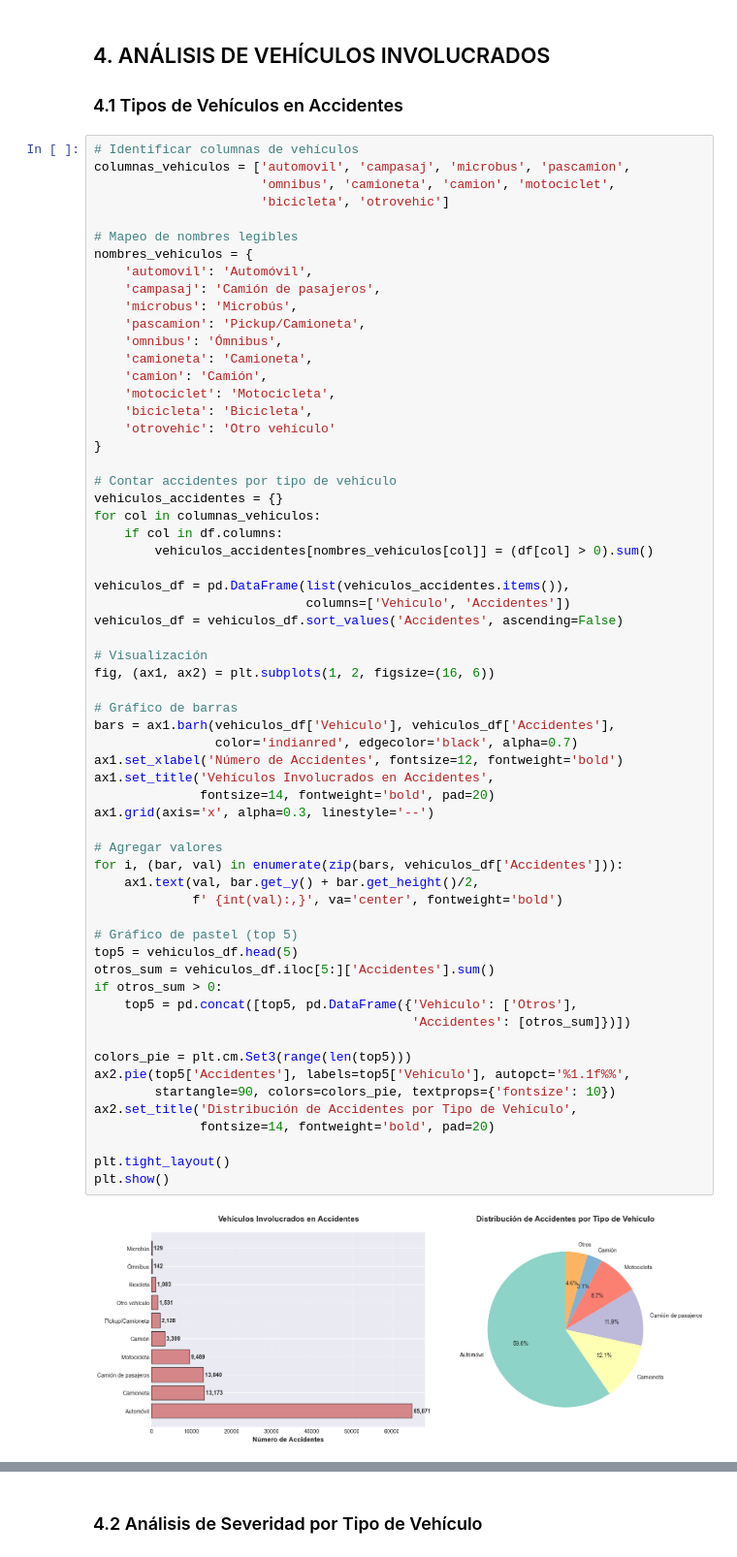
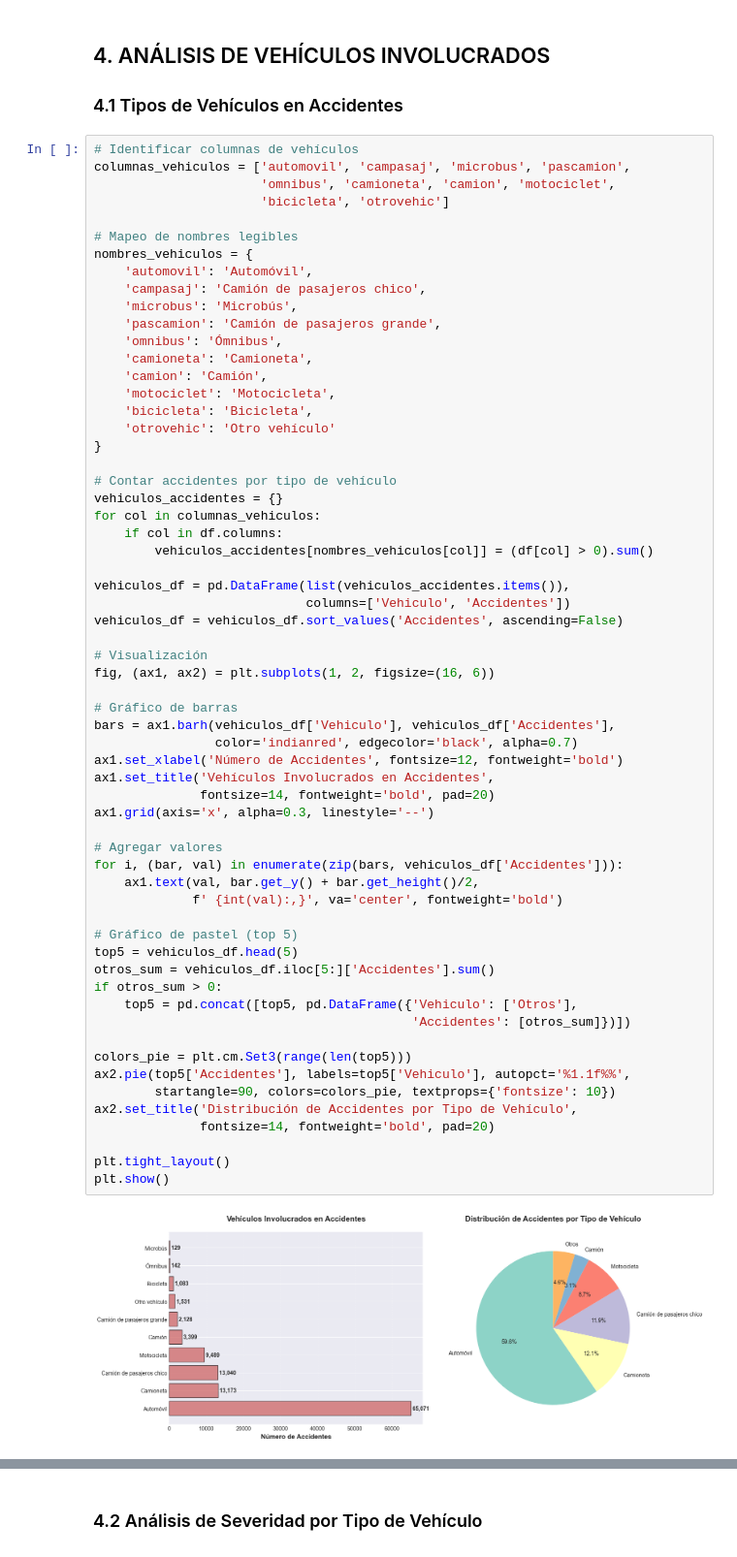
Before and after one commit to Mario-ACL/proyecto-accidentes-sonora, a Jupyter notebook: 4AnalisisExp/EDA.ipynb, the cells around one changed output, grey strips where cells are left out. Shown at 97% size. Drawn from its saved outputs; the diff is of its cells as text.

```diff
--- a/4AnalisisExp/EDA.ipynb
+++ b/4AnalisisExp/EDA.ipynb
@@ -334,9 +334,9 @@ columnas_vehiculos = ['automovil', 'campasaj', 'microbus', 'pascamion',
 # Mapeo de nombres legibles
 nombres_vehiculos = {
     'automovil': 'Automóvil',
-    'campasaj': 'Camión de pasajeros',
+    'campasaj': 'Camión de pasajeros chico',
     'microbus': 'Microbús',
-    'pascamion': 'Pickup/Camioneta',
+    'pascamion': 'Camión de pasajeros grande',
     'omnibus': 'Ómnibus',
     'camioneta': 'Camioneta',
     'camion': 'Camión',
@@ -360,34 +360,34 @@ fig, (ax1, ax2) = plt.subplots(1, 2, figsize=(16, 6))
 
 # Gráfico de barras
 bars = ax1.barh(vehiculos_df['Vehiculo'], vehiculos_df['Accidentes'],
                 color='indianred', edgecolor='black', alpha=0.7)
 ax1.set_xlabel('Número de Accidentes', fontsize=12, fontweight='bold')
 ax1.set_title('Vehículos Involucrados en Accidentes',
               fontsize=14, fontweight='bold', pad=20)
 ax1.grid(axis='x', alpha=0.3, linestyle='--')
 
 # Agregar valores
 for i, (bar, val) in enumerate(zip(bars, vehiculos_df['Accidentes'])):
     ax1.text(val, bar.get_y() + bar.get_height()/2,
              f' {int(val):,}', va='center', fontweight='bold')
 
 # Gráfico de pastel (top 5)
 top5 = vehiculos_df.head(5)
 otros_sum = vehiculos_df.iloc[5:]['Accidentes'].sum()
 if otros_sum > 0:
     top5 = pd.concat([top5, pd.DataFrame({'Vehiculo': ['Otros'],
                                           'Accidentes': [otros_sum]})])
 
 colors_pie = plt.cm.Set3(range(len(top5)))
 ax2.pie(top5['Accidentes'], labels=top5['Vehiculo'], autopct='%1.1f%%',
         startangle=90, colors=colors_pie, textprops={'fontsize': 10})
 ax2.set_title('Distribución de Accidentes por Tipo de Vehículo',
               fontsize=14, fontweight='bold', pad=20)
 
 plt.tight_layout()
 plt.show()
 # %% [output]
-[figure, old version]
+[figure, new version]
 # %%
 print("RANKING DE VEHÍCULOS MÁS INVOLUCRADOS EN ACCIDENTES")
 vehiculos_df['Porcentaje'] = (vehiculos_df['Accidentes'] / vehiculos_df['Accidentes'].sum() * 100).round(2)
```
Also changed, not shown: parts of 9 cells of this notebook.
